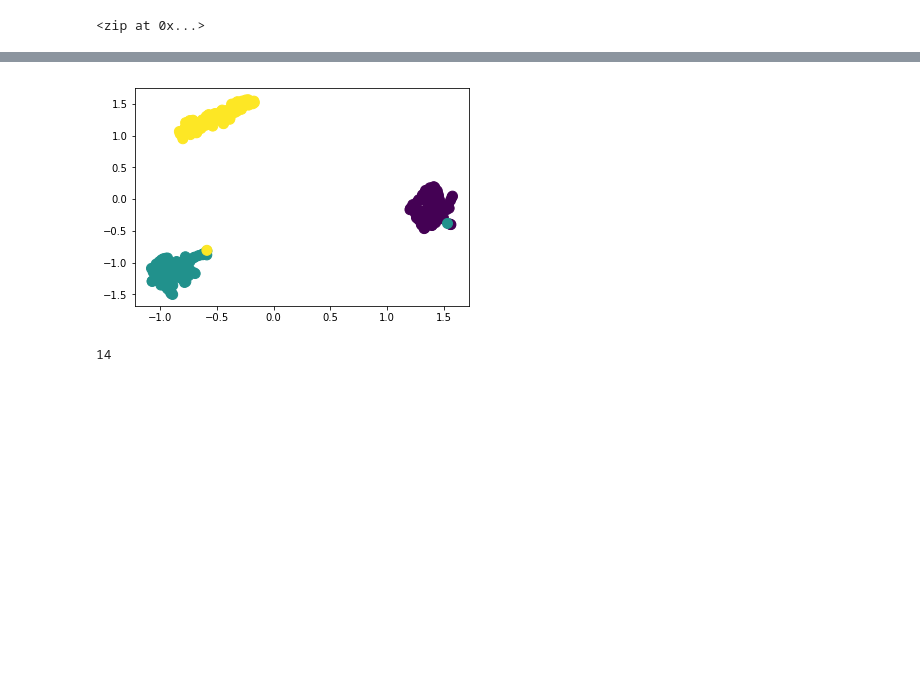
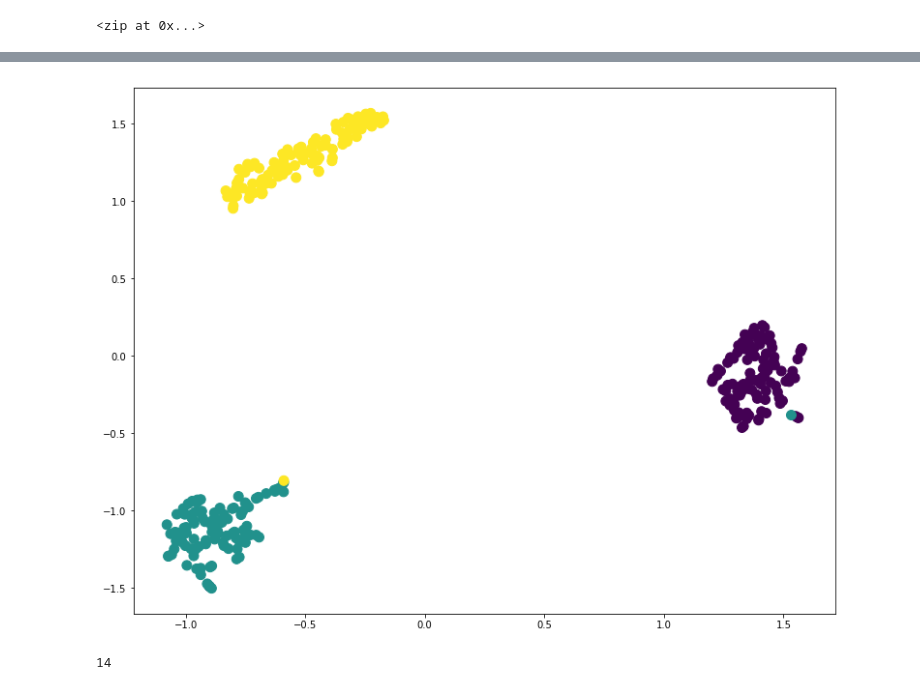
Before and after one commit to FM-uib/INF368, a Jupyter notebook: Ex3/Ex3.ipynb, the cells around one changed output, grey strips where cells are left out. Drawn from its saved outputs; the diff is of its cells as text; code cells hidden in the pictures; blank space fills up the shorter version.

Commit message:
started visualization function

```diff
--- a/Ex3/Ex3.ipynb
+++ b/Ex3/Ex3.ipynb
@@ -44,3 +44,26 @@ vecs = np.delete(vecs,0,0)
 y_truth = [item for sublist in y_truth for item in sublist]
 # %% [output]
 3
+# %%
+models = glob.glob('models/*')
+vec_hist = []
+for m in models:
+    model = load_model(m) # Switch to load weights
+    image_vectors = t.get_vectors(model, tdir = imdir)
+    # Begin fn for dict to array convert
+    vecs = np.zeros((1,64))
+    y_truth = []
+    con_dict = {}
+    keys = list(image_vectors.keys())
+    for i in range(len(keys)):
+        conv_dict[keys[i]] = i
+    for c in image_vectors:
+        print(c)
+        vecs = np.append(vecs,np.array(image_vectors[c]).reshape(100,64), axis = 0)
+        y_truth.append([c]*100)
+    # End fn dict to array
+
+    # T-SNE for Visualization
+
+    vec_hist.append(np.delete(vecs,0,0))
+    y_truth = [item for sublist in y_truth for item in sublist]
@@ -114,31 +141,31 @@ res = np.append(res, tmp+np.random.random((300,2))/100,0)
 # %%
 import matplotlib.pyplot as plt
 import numpy as np
 import matplotlib.animation as animation
 from IPython.display import HTML
 
 def main(res):
     numframes = res.shape[0]
     color_data = [conv_dict[i] for i in y_truth]
     xy_data = res
 
-    fig = plt.figure()
+    fig = plt.figure(figsize=(13, 10))
     scat = plt.scatter(res[0,:,0], res[0,:,1], c=color_data, s=100)
 
     ani = animation.FuncAnimation(fig, update_plot, frames=range(numframes),
                                   fargs=(scat, xy_data))
 
     return(ani)
 
 def update_plot(i, scat, xy):
     scat.set_offsets(xy[i])
     return scat,
 
 ani = main(res = res)
 HTML(ani.to_html5_video())
 # %% [output]
 [interactive output not drawn]
-[figure, old version]
+[figure, new version]
 # %%
 from testing import centroid
 from testing import knn_test
```
Also changed, not shown: parts of 1 cell of this notebook.
